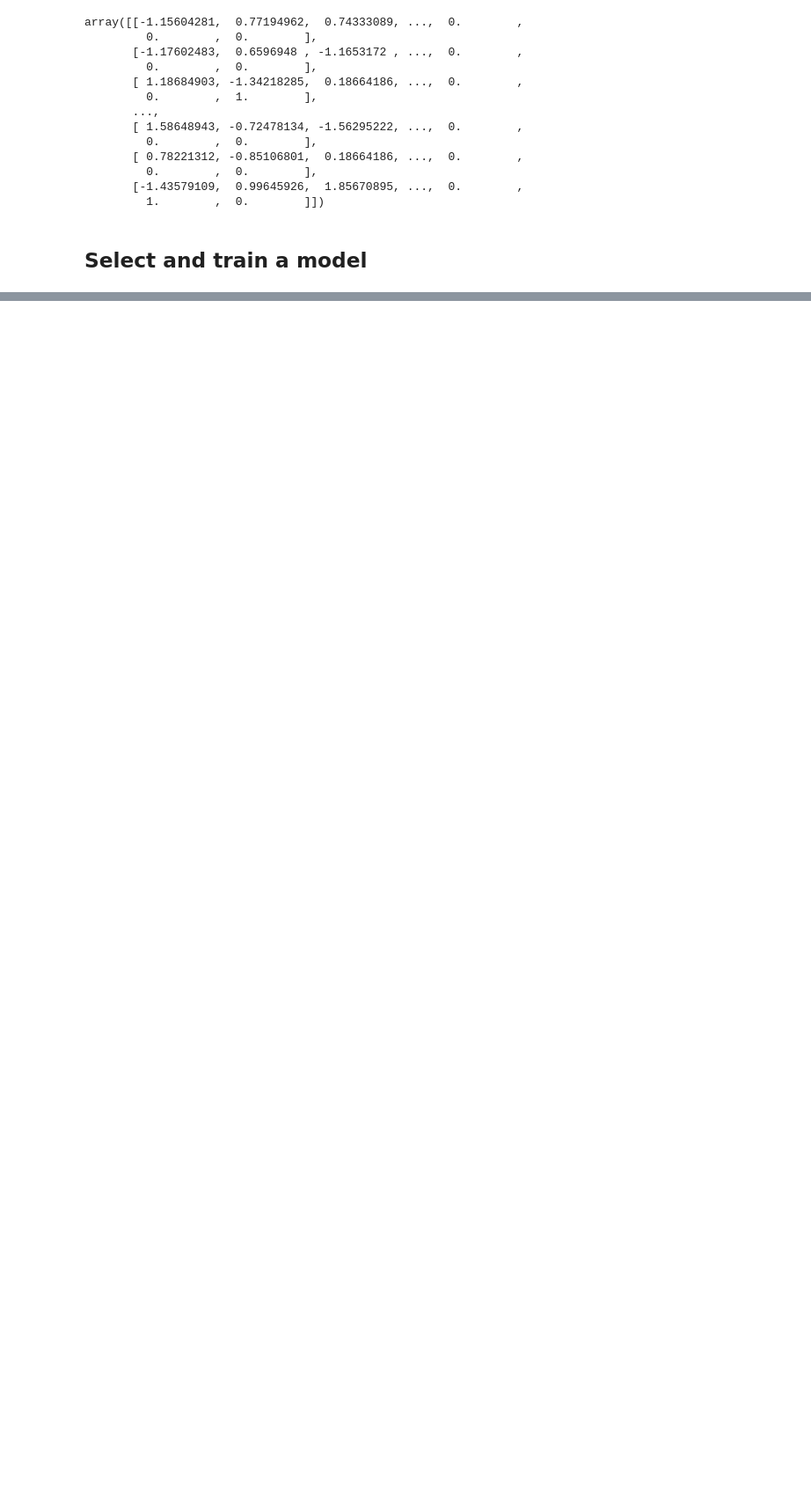
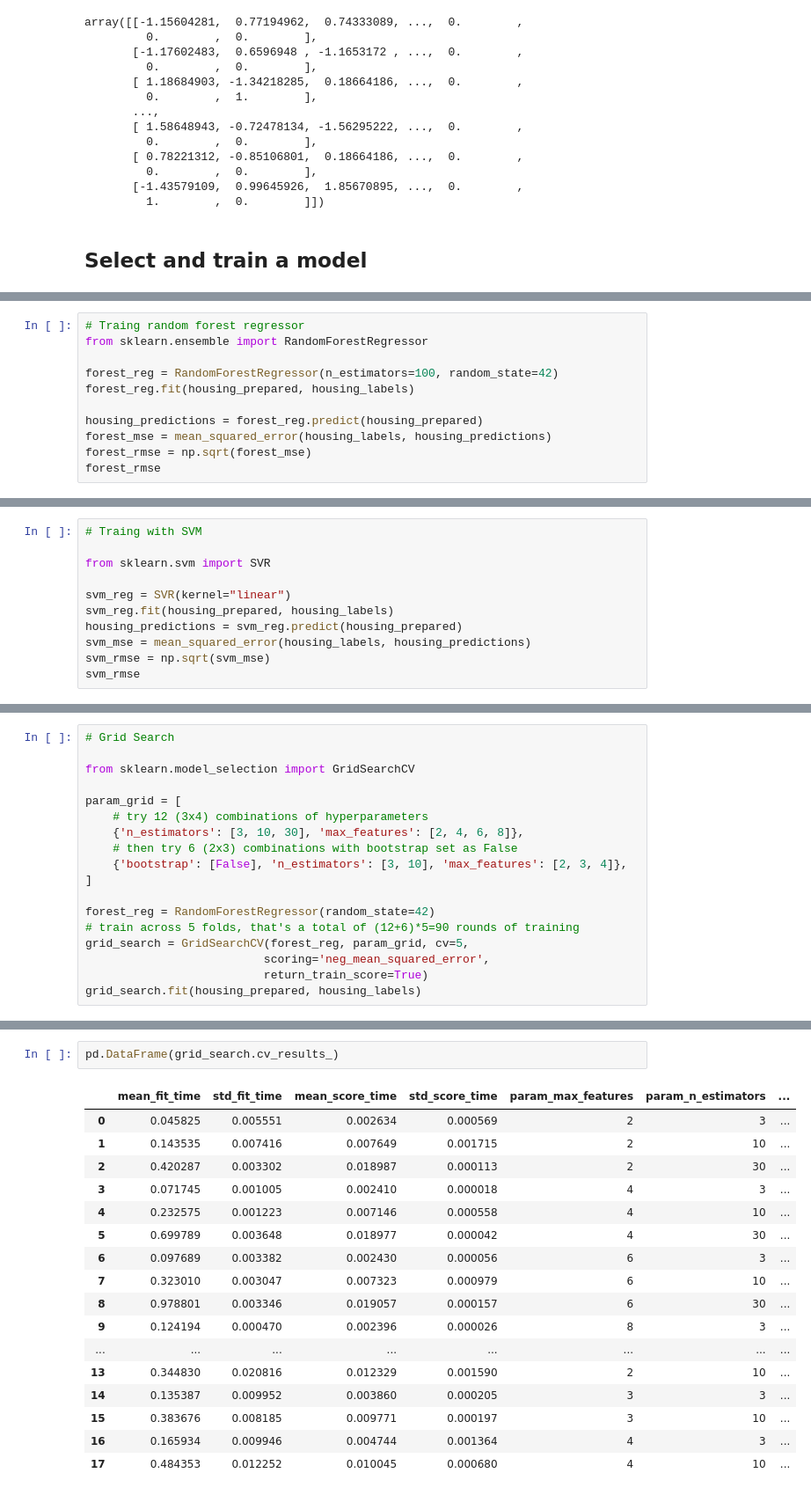
Before and after one commit to RenanNascimento/machine-learning, a Jupyter notebook: projects/housing-price/housing_price.ipynb, the cells around one changed output, grey strips where cells are left out. Shown: that part at 88% size. Cells and saved outputs as stored; diff of their text form; blank space fills up the shorter version.

Commit message:
Add fine-tune your model

```diff
--- a/projects/housing-price/housing_price.ipynb
+++ b/projects/housing-price/housing_price.ipynb
@@ -546,0 +628,11 @@ array([[-1.15604281,  0.77194962,  0.74333089, ...,  0.        ,
+# %%
+# Traing random forest regressor
+from sklearn.ensemble import RandomForestRegressor
+
+forest_reg = RandomForestRegressor(n_estimators=100, random_state=42)
+forest_reg.fit(housing_prepared, housing_labels)
+
+housing_predictions = forest_reg.predict(housing_prepared)
+forest_mse = mean_squared_error(housing_labels, housing_predictions)
+forest_rmse = np.sqrt(forest_mse)
+forest_rmse
@@ -546,0 +654,11 @@ array([[-1.15604281,  0.77194962,  0.74333089, ...,  0.        ,
+# %%
+# Traing with SVM
+
+from sklearn.svm import SVR
+
+svm_reg = SVR(kernel="linear")
+svm_reg.fit(housing_prepared, housing_labels)
+housing_predictions = svm_reg.predict(housing_prepared)
+svm_mse = mean_squared_error(housing_labels, housing_predictions)
+svm_rmse = np.sqrt(svm_mse)
+svm_rmse
@@ -546,0 +669,18 @@ array([[-1.15604281,  0.77194962,  0.74333089, ...,  0.        ,
+# %%
+# Grid Search
+
+from sklearn.model_selection import GridSearchCV
+
+param_grid = [
+    # try 12 (3x4) combinations of hyperparameters
+    {'n_estimators': [3, 10, 30], 'max_features': [2, 4, 6, 8]},
+    # then try 6 (2x3) combinations with bootstrap set as False
+    {'bootstrap': [False], 'n_estimators': [3, 10], 'max_features': [2, 3, 4]},
+]
+
+forest_reg = RandomForestRegressor(random_state=42)
+# train across 5 folds, that's a total of (12+6)*5=90 rounds of training
+grid_search = GridSearchCV(forest_reg, param_grid, cv=5,
+                          scoring='neg_mean_squared_error',
+                          return_train_score=True)
+grid_search.fit(housing_prepared, housing_labels)
@@ -546,0 +729,20 @@ array([[-1.15604281,  0.77194962,  0.74333089, ...,  0.        ,
+# %%
+pd.DataFrame(grid_search.cv_results_)
+# %% [output]
+|  | mean_fit_time | std_fit_time | mean_score_time | std_score_time | param_max_features | param_n_estimators | ... |
+| 0 | 0.045825 | 0.005551 | 0.002634 | 0.000569 | 2 | 3 | ... |
+| 1 | 0.143535 | 0.007416 | 0.007649 | 0.001715 | 2 | 10 | ... |
+| 2 | 0.420287 | 0.003302 | 0.018987 | 0.000113 | 2 | 30 | ... |
+| 3 | 0.071745 | 0.001005 | 0.002410 | 0.000018 | 4 | 3 | ... |
+| 4 | 0.232575 | 0.001223 | 0.007146 | 0.000558 | 4 | 10 | ... |
+| 5 | 0.699789 | 0.003648 | 0.018977 | 0.000042 | 4 | 30 | ... |
+| 6 | 0.097689 | 0.003382 | 0.002430 | 0.000056 | 6 | 3 | ... |
+| 7 | 0.323010 | 0.003047 | 0.007323 | 0.000979 | 6 | 10 | ... |
+| 8 | 0.978801 | 0.003346 | 0.019057 | 0.000157 | 6 | 30 | ... |
+| 9 | 0.124194 | 0.000470 | 0.002396 | 0.000026 | 8 | 3 | ... |
+| ... | ... | ... | ... | ... | ... | ... | ... |
+| 13 | 0.344830 | 0.020816 | 0.012329 | 0.001590 | 2 | 10 | ... |
+| 14 | 0.135387 | 0.009952 | 0.003860 | 0.000205 | 3 | 3 | ... |
+| 15 | 0.383676 | 0.008185 | 0.009771 | 0.000197 | 3 | 10 | ... |
+| 16 | 0.165934 | 0.009946 | 0.004744 | 0.001364 | 4 | 3 | ... |
+| 17 | 0.484353 | 0.012252 | 0.010045 | 0.000680 | 4 | 10 | ... |
```
Also changed, not shown: parts of 24 cells of this notebook.
